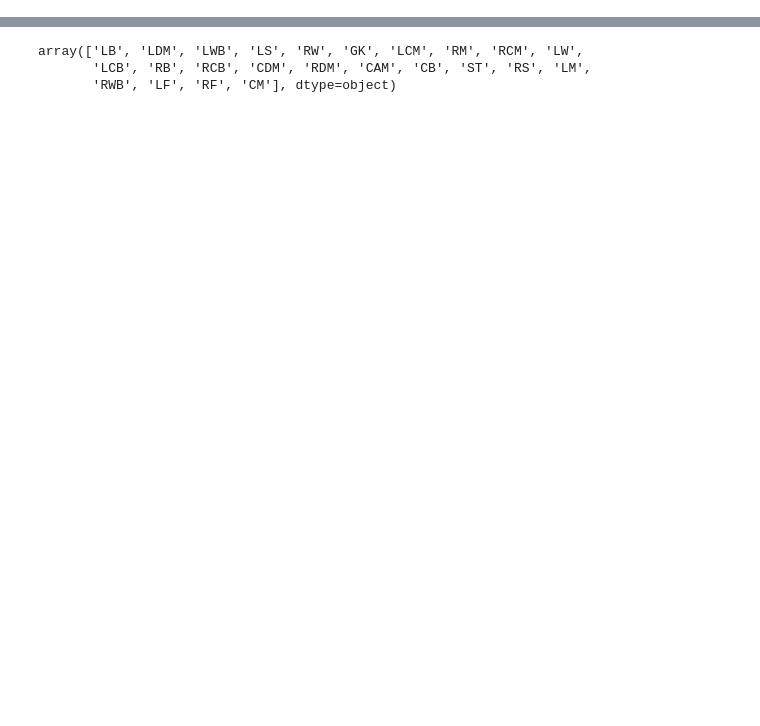
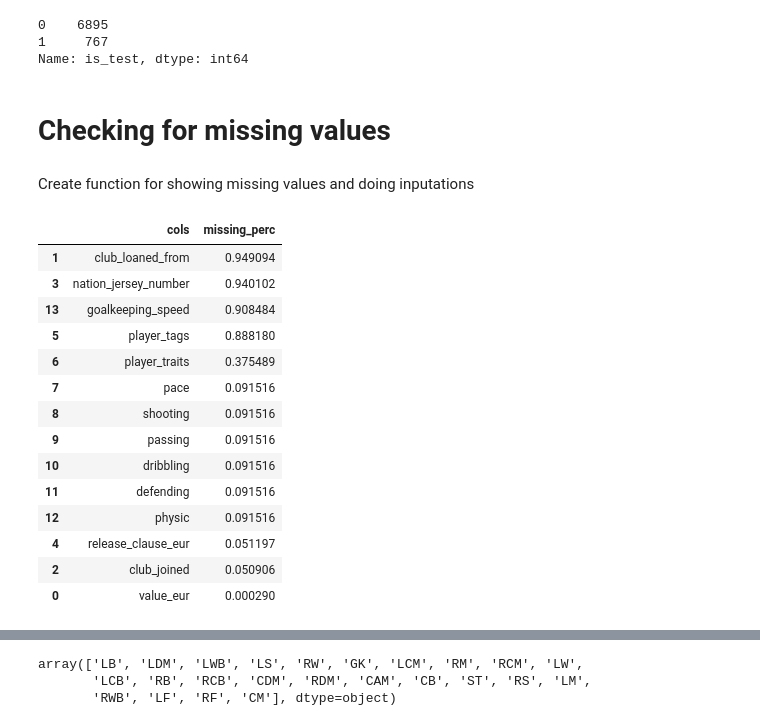
Before and after one commit to mgallon235/ml_football, a Jupyter notebook: mikel_draft_1.ipynb, the cells around one changed output, grey strips where cells are left out. Saved outputs shown, nothing was run; the diff lists cells and outputs as text; code cells hidden in the pictures; blank space fills up the shorter version.

```diff
--- a/mikel_draft_1.ipynb
+++ b/mikel_draft_1.ipynb
@@ -23,12 +23,12 @@ from function_file import *
 # %%
 # Retrieve path and load the data
 path = os.getcwd()
-df = pd.read_csv(path+"/train.csv")
+dr = pd.read_csv(path+"/train.csv")
 dt = pd.read_csv(path+"/test.csv")
 
 # Number of rows and columns
-print('df train', df.shape)
+print('dr train', dr.shape)
 print('df test', dt.shape)
 
-df.head(3)
+dr.head(3)
 # %% [output]
@@ -106,0 +144,4 @@ df test (767, 69)
+# %%
+# Create column to differentiate train from test
+dr['is_test'] = 0
+dt['is_test'] = 1
@@ -106,0 +156,34 @@ df test (767, 69)
+# %%
+# Unit test
+df['is_test'].value_counts()
+# %% [output]
+0    6895
+1     767
+Name: is_test, dtype: int64
+# %% [markdown]
+# Checking for missing values
+# %% [markdown]
+Create function for showing missing values and doing inputations
+# %%
+missing_vals = dr.isna().mean()
+# %%
+tab1 = missing_vals[missing_vals >0].reset_index().sort_values(by=0,ascending = False)
+tab1 = tab1.rename(columns = {'index':'cols',0:'missing_perc'})
+# %%
+tab1
+# %% [output]
+|  | cols | missing_perc |
+| 1 | club_loaned_from | 0.949094 |
+| 3 | nation_jersey_number | 0.940102 |
+| 13 | goalkeeping_speed | 0.908484 |
+| 5 | player_tags | 0.888180 |
+| 6 | player_traits | 0.375489 |
+| 7 | pace | 0.091516 |
+| 8 | shooting | 0.091516 |
+| 9 | passing | 0.091516 |
+| 10 | dribbling | 0.091516 |
+| 11 | defending | 0.091516 |
+| 12 | physic | 0.091516 |
+| 4 | release_clause_eur | 0.051197 |
+| 2 | club_joined | 0.050906 |
+| 0 | value_eur | 0.000290 |
```
Also changed, not shown: parts of 23 cells of this notebook.
